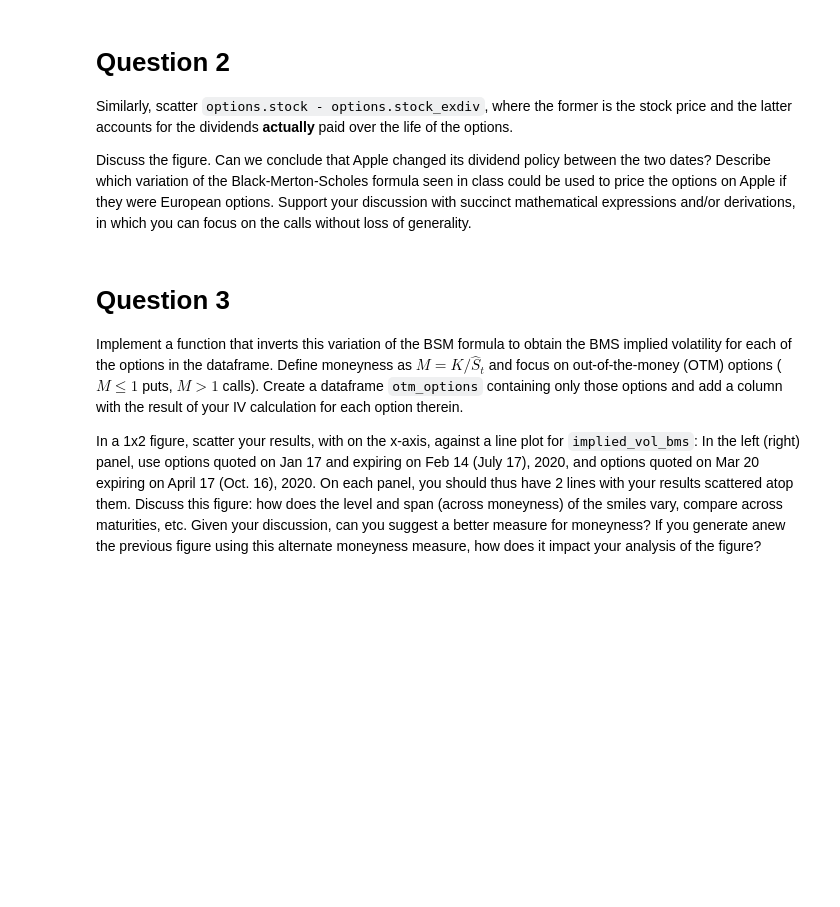
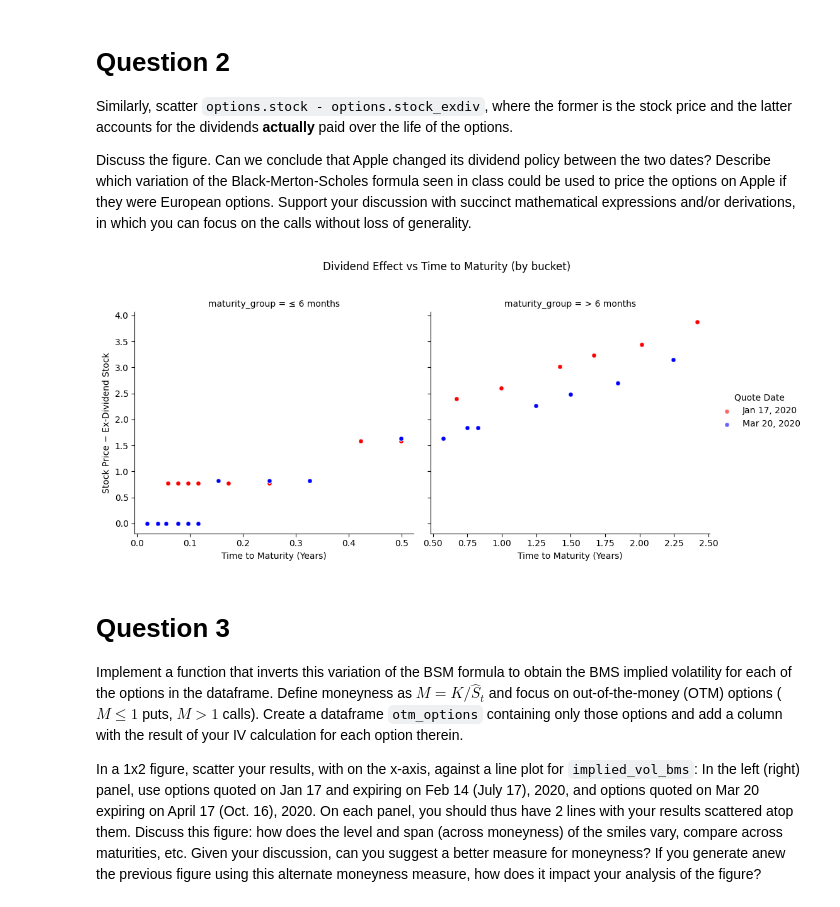
Before and after one commit to geoffroy-h-e/derivatives_p1, a Jupyter notebook: Derivatives_assignment_1/202510-assignment1-en.ipynb, the cells around one changed output. Cells and saved outputs as stored; diff of their text form; code cells hidden in the pictures; blank space fills up the shorter version.

```diff
--- a/Derivatives_assignment_1/202510-assignment1-en.ipynb
+++ b/Derivatives_assignment_1/202510-assignment1-en.ipynb
@@ -86,6 +164,40 @@ Create a scatter plot with the risk-free rate (`100*options.risk_free`) against
 Similarly, scatter `options.stock - options.stock_exdiv`, where the former is the stock price and the latter accounts for the dividends **actually** paid over the life of the options.
 
 Discuss the figure. Can we conclude that Apple changed its dividend policy between the two dates? Describe which variation of the Black-Merton-Scholes formula seen in class could be used to price the options on Apple if they were European options. Support your discussion with succinct mathematical expressions and/or derivations, in which you can focus on the calls without loss of generality.
+# %%
+import seaborn as sns
+import matplotlib.pyplot as plt
+import numpy as np
+import pandas as pd
+
+df = options[['YTM', 'stock_price', 'stock_exdiv', 'date']].dropna().copy()
+df = df.assign(div_eff = df['stock_price'] - df['stock_exdiv'])
+
+df['date_norm'] = pd.to_datetime(df['date']).dt.tz_localize(None).dt.normalize()
+
+labels = {
+    pd.Timestamp('2020-01-17'): 'Jan 17, 2020',
+    pd.Timestamp('2020-03-20'): 'Mar 20, 2020'
+}
+df['quote_date'] = df['date_norm'].map(labels)
+
+
+df = df[df['quote_date'].notna()]
+
+df['maturity_group'] = np.where(df['YTM'] <= 6/12, '≤ 6 months', '> 6 months')
+
+palette = {'Jan 17, 2020': 'red', 'Mar 20, 2020': 'blue'}
+g = sns.FacetGrid(df, col='maturity_group', height=5, sharex=False, sharey=True,
+                  hue='quote_date', palette=palette)
+g.map_dataframe(sns.scatterplot, x='YTM', y='div_eff', alpha=0.6, s=25)
+
+g.set_axis_labels('Time to Maturity (Years)', 'Stock Price − Ex-Dividend Stock')
+g.add_legend(title='Quote Date')
+g.fig.subplots_adjust(top=0.82)
+g.fig.suptitle('Dividend Effect vs Time to Maturity (by bucket)')
+plt.show()
+# %% [output]
+[figure, added]
 # %% [markdown]
 # Question 3
 Implement a function that inverts this variation of the BSM formula to obtain the BMS implied volatility for each of the options in the dataframe. Define moneyness as $M = K / \hat{S}_t$ and focus on out-of-the-money (OTM) options ($M \le 1$ puts, $M > 1$ calls). Create a dataframe `otm_options` containing only those options and add a column with the result of your IV calculation for each option therein.
```
Also changed, not shown: parts of 4 cells of this notebook.
